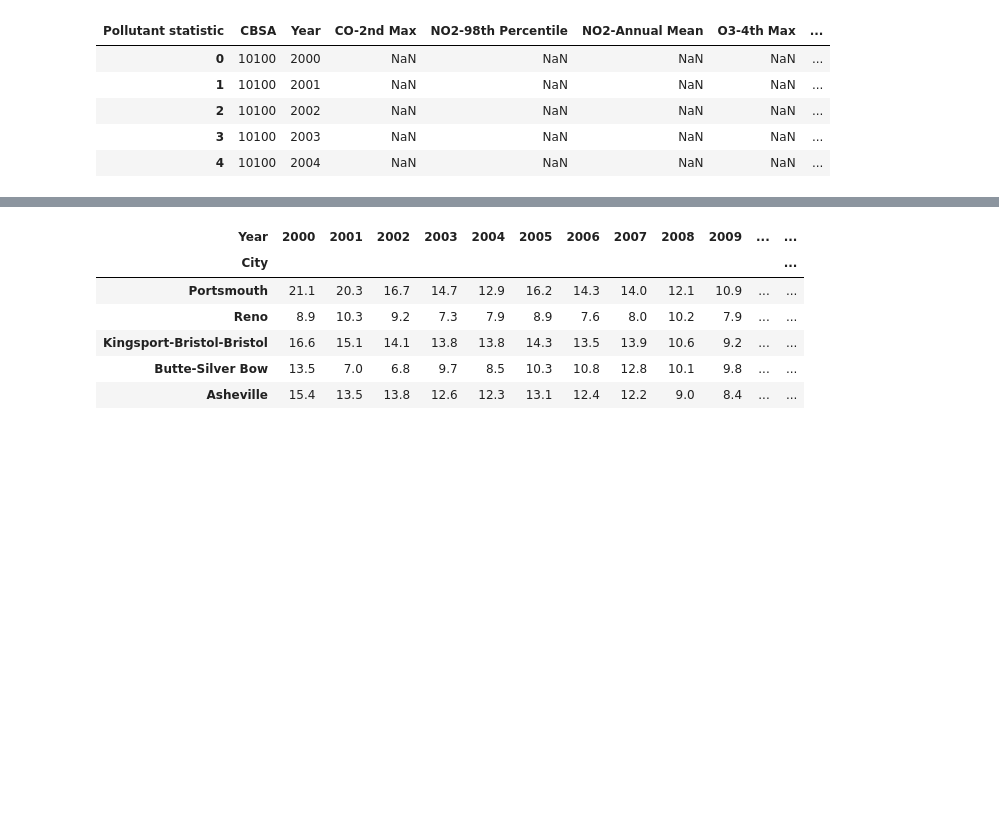
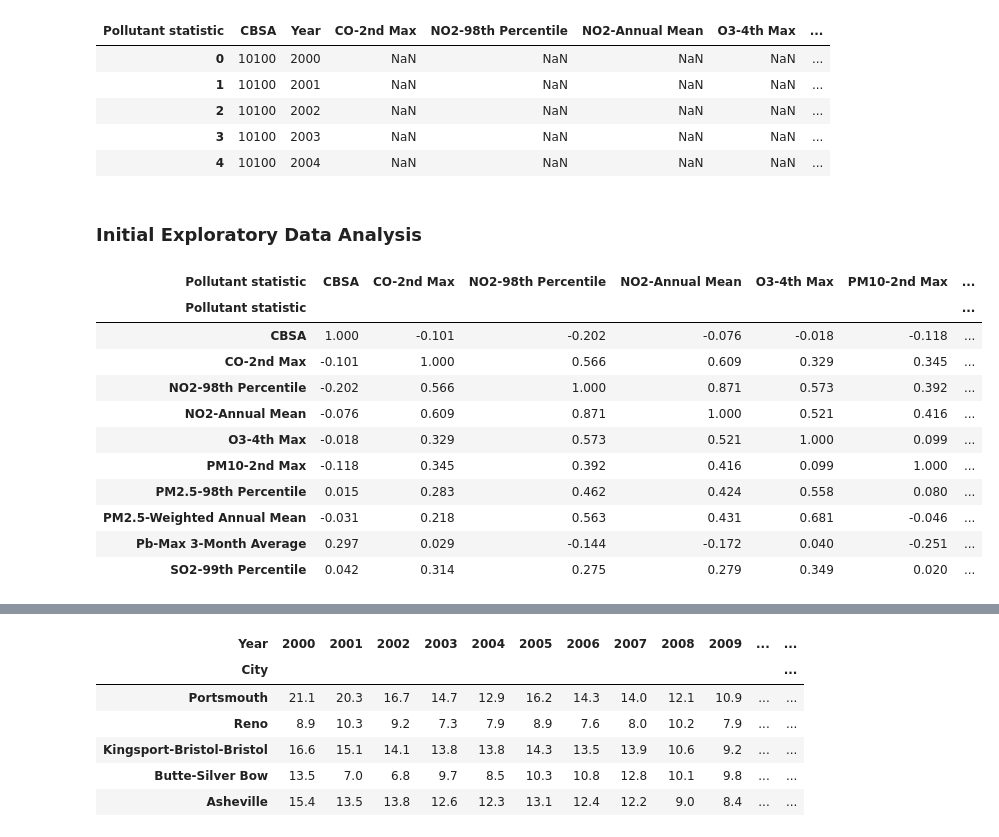
Before and after one commit to roshanmehta12/US-air-quality, a Jupyter notebook: mp1-air-quality.ipynb, the cells around one changed output, grey strips where cells are left out. Drawn from its saved outputs; the diff is of its cells as text; code cells hidden in the pictures; blank space fills up the shorter version.

```diff
--- a/mp1-air-quality.ipynb
+++ b/mp1-air-quality.ipynb
@@ -56,3 +56,20 @@ tidy_data.head(5)
 | 2 | 10100 | 2002 | NaN | NaN | NaN | NaN | ... |
 | 3 | 10100 | 2003 | NaN | NaN | NaN | NaN | ... |
 | 4 | 10100 | 2004 | NaN | NaN | NaN | NaN | ... |
+# %% [markdown]
+### Initial Exploratory Data Analysis
+# %%
+tidy_data.corr(method = "pearson").round(3)
+# %% [output]
+| Pollutant statistic | CBSA | CO-2nd Max | NO2-98th Percentile | NO2-Annual Mean | O3-4th Max | PM10-2nd Max | ... |
+| Pollutant statistic |  |  |  |  |  |  | ... |
+| CBSA | 1.000 | -0.101 | -0.202 | -0.076 | -0.018 | -0.118 | ... |
+| CO-2nd Max | -0.101 | 1.000 | 0.566 | 0.609 | 0.329 | 0.345 | ... |
+| NO2-98th Percentile | -0.202 | 0.566 | 1.000 | 0.871 | 0.573 | 0.392 | ... |
+| NO2-Annual Mean | -0.076 | 0.609 | 0.871 | 1.000 | 0.521 | 0.416 | ... |
+| O3-4th Max | -0.018 | 0.329 | 0.573 | 0.521 | 1.000 | 0.099 | ... |
+| PM10-2nd Max | -0.118 | 0.345 | 0.392 | 0.416 | 0.099 | 1.000 | ... |
+| PM2.5-98th Percentile | 0.015 | 0.283 | 0.462 | 0.424 | 0.558 | 0.080 | ... |
+| PM2.5-Weighted Annual Mean | -0.031 | 0.218 | 0.563 | 0.431 | 0.681 | -0.046 | ... |
+| Pb-Max 3-Month Average | 0.297 | 0.029 | -0.144 | -0.172 | 0.040 | -0.251 | ... |
+| SO2-99th Percentile | 0.042 | 0.314 | 0.275 | 0.279 | 0.349 | 0.020 | ... |
```
Also changed, not shown: parts of 11 cells of this notebook, 2 other files.
